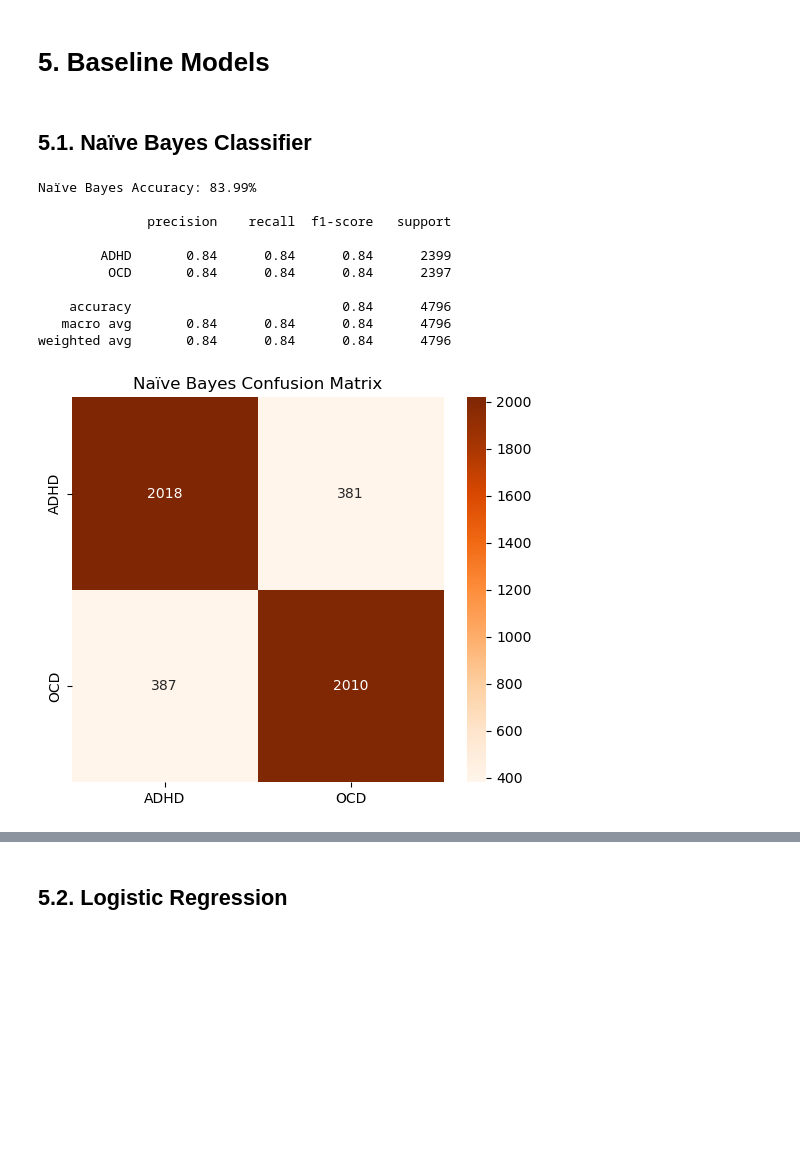
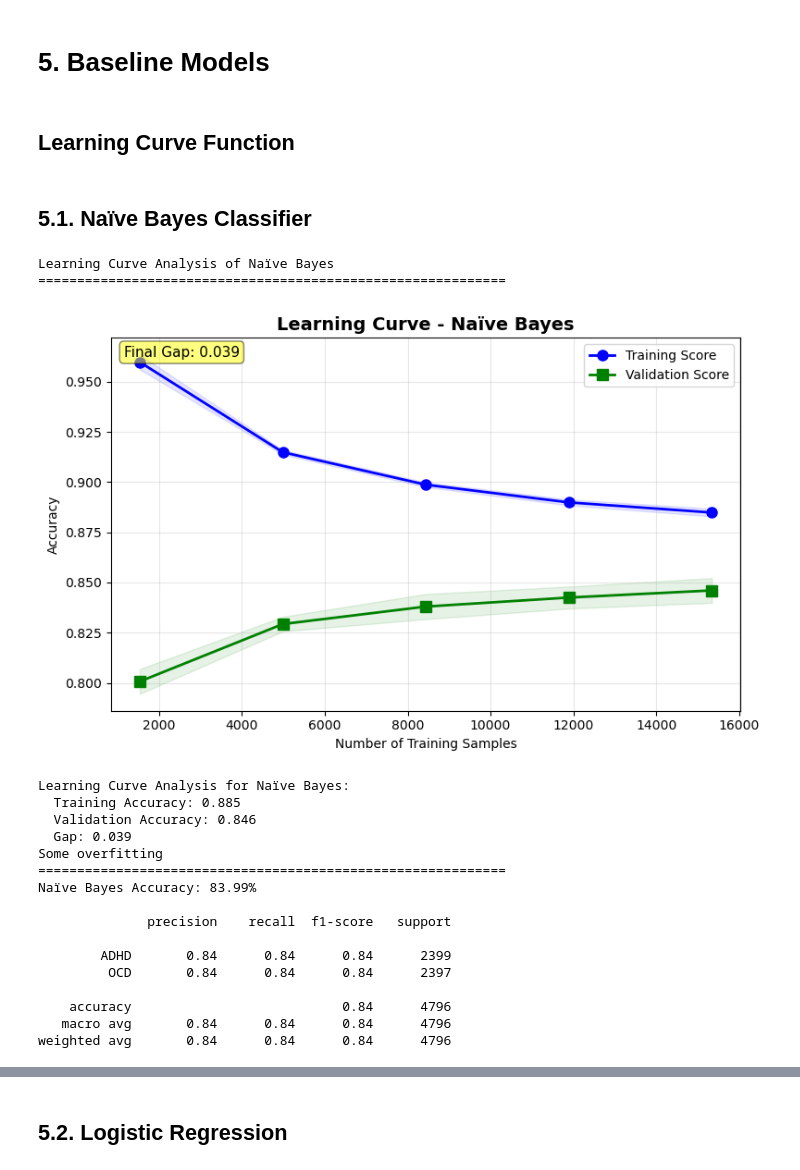
Before and after one commit to jeshmin-shrestha/ADHD-OCD-Reddit-Classifier, a Jupyter notebook: 23048596 Jeshmin Shrestha.ipynb, the cells around one changed output, grey strips where cells are left out. Saved outputs shown, nothing was run; the diff lists cells and outputs as text; code cells hidden in the pictures; blank space fills up the shorter version.

```diff
--- a/23048596 Jeshmin Shrestha.ipynb
+++ b/23048596 Jeshmin Shrestha.ipynb
@@ -563,3 +563,5 @@ TF-IDF feature shape:
 (19180, 5000)
 # %% [markdown]
 # 5. Baseline Models
+# %% [markdown]
+## Learning Curve Function
@@ -568,37 +627,50 @@ TF-IDF feature shape:
 # %%
 from sklearn.naive_bayes import MultinomialNB
 from sklearn.metrics import accuracy_score, classification_report, confusion_matrix
 import seaborn as sns
 import matplotlib.pyplot as plt
 # Train Naïve Bayes
 nb_model = MultinomialNB(alpha=1.0)
 nb_model.fit(X_train_tfidf, y_train)
 
+# Learning curve
+print("Learning Curve Analysis of Naïve Bayes")
+print("="*60)
+gap_nb = plot_learning_curve(nb_model, X_train_tfidf, y_train, "Naïve Bayes")
+print("="*60)
 # Predict
 y_pred_nb = nb_model.predict(X_test_tfidf)
 
 # Accuracy
 acc_nb = accuracy_score(y_test, y_pred_nb)
 print(f"Naïve Bayes Accuracy: {acc_nb*100:.2f}%\n")
 
 # Classification report
 print(classification_report(y_test, y_pred_nb, target_names=['ADHD','OCD']))
 
 # Confusion matrix
 cm_nb = confusion_matrix(y_test, y_pred_nb)
 plt.figure(figsize=(6,5))
 sns.heatmap(cm_nb, annot=True, fmt='d', cmap='Oranges', xticklabels=['ADHD','OCD'], yticklabels=['ADHD','OCD'])
 plt.title('Naïve Bayes Confusion Matrix')
 plt.show()
 # %% [output]
-Naïve Bayes Accuracy: 83.99%
-
-              precision    recall  f1-score   support
-
-        ADHD       0.84      0.84      0.84      2399
-         OCD       0.84      0.84      0.84      2397
-
-    accuracy                           0.84      4796
-   macro avg       0.84      0.84      0.84      4796
-weighted avg       0.84      0.84      0.84      4796
+Learning Curve Analysis of Naïve Bayes
+============================================================
-[figure, old version]
+[figure, new version]
+Learning Curve Analysis for Naïve Bayes:
+  Training Accuracy: 0.885
+  Validation Accuracy: 0.846
+  Gap: 0.039
+Some overfitting
+============================================================
+Naïve Bayes Accuracy: 83.99%
+
+              precision    recall  f1-score   support
+
+        ADHD       0.84      0.84      0.84      2399
+         OCD       0.84      0.84      0.84      2397
+
+    accuracy                           0.84      4796
+   macro avg       0.84      0.84      0.84      4796
+weighted avg       0.84      0.84      0.84      4796
```
Also changed, not shown: parts of 37 cells of this notebook, 1 other file.
